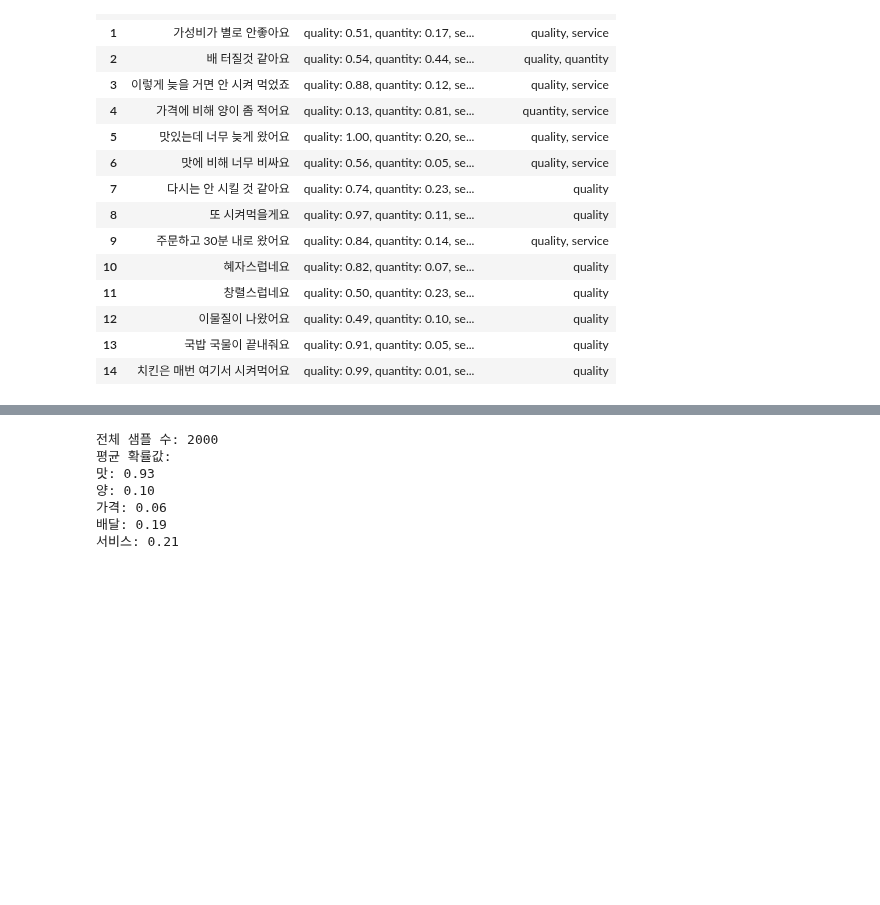
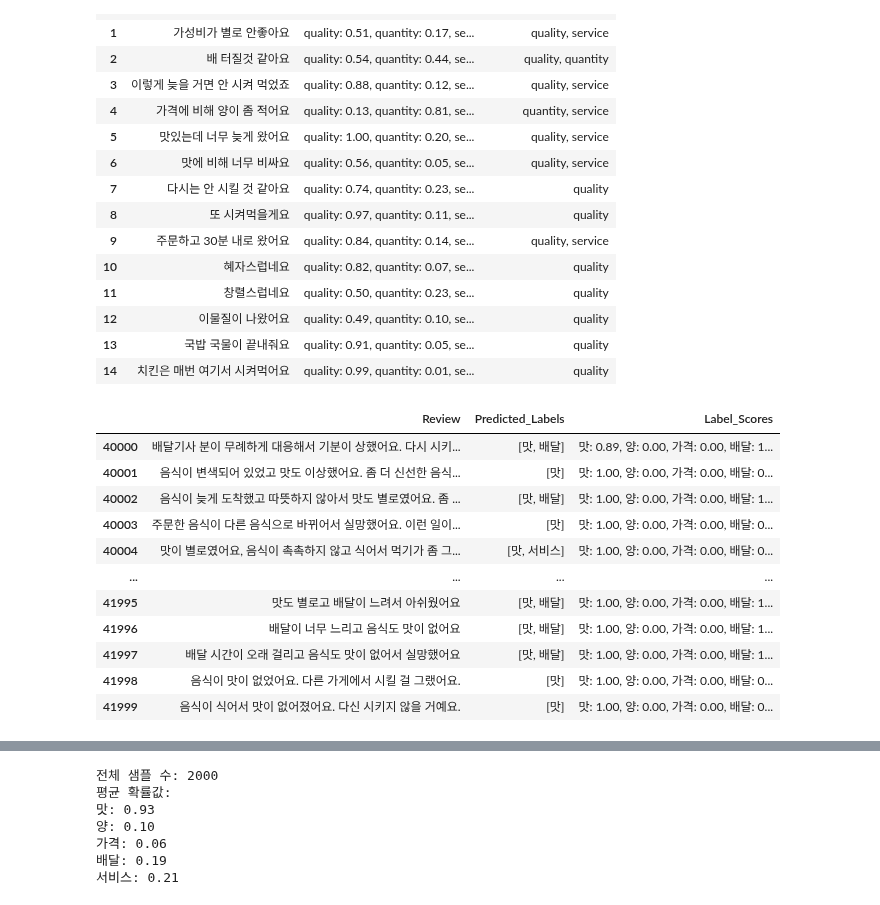
Before and after one commit to swoo-nam/BootCamp_project_final, a Jupyter notebook: 이용민_42000_제로샷_5라벨학습.ipynb, the cells around one changed output, grey strips where cells are left out. Cells and saved outputs as stored; diff of their text form; code cells hidden in the pictures; blank space fills up the shorter version.

```diff
--- a/이용민_42000_제로샷_5라벨학습.ipynb
+++ b/이용민_42000_제로샷_5라벨학습.ipynb
@@ -284,8 +264,8 @@ def process_data(df, tokenizer):
     return encodings, labels_encoded
 
 # 각 데이터셋에 대한 처리
-train_encodings, train_labels_encoded = process_data(re_1000, tokenizer)
-val_encodings, val_labels_encoded = process_data(re_1001, tokenizer)
+train_encodings, train_labels_encoded = process_data(train_df, tokenizer)
+val_encodings, val_labels_encoded = process_data(valid_df, tokenizer)
 # %%
 # 첫 5개의 훈련 데이터 및 라벨 출력
 for i in range(5):
@@ -451,7 +431,7 @@ print("완료")
   에폭 저장 5
 완료
 # %%
-model_zeroshot = AutoModelForSequenceClassification.from_pretrained("/content/drive/MyDrive/프로젝트/final project/data/42000_5라벨_5")
+model_zeroshot = AutoModelForSequenceClassification.from_pretrained("/content/drive/MyDrive/프로젝트/final project/data/42000_5라벨_5").to('cuda')
 # %%
 print(model)
 print(model.config)
@@ -513,10 +493,10 @@ Validation Accuracy: 0.9987
 from torch.utils.data import DataLoader, TensorDataset
 
 # 데이터 추출
-result_re1001 = result_df["Review"][40000:42000].tolist()
+valid_df = valid_df["Review"].tolist()
 
 # 1. 데이터 전처리
-inputs = tokenizer(result_re1001, truncation=True, padding=True, return_tensors="pt")
+inputs = tokenizer(valid_df, truncation=True, padding=True, return_tensors="pt")
 
 # TensorDataset 및 DataLoader 구성
 dataset = TensorDataset(inputs['input_ids'], inputs['attention_mask'])
@@ -551,12 +531,12 @@ tokenizer = AutoTokenizer.from_pretrained("MoritzLaurer/mDeBERTa-v3-base-mnli-xn
 
 
 # 데이터 추출
-result_re30000 = result_df["Review"][40000:42000].tolist()
+valid_df = valid_df["Review"].tolist()
 
 
 
 # 1. 데이터 전처리
-inputs = tokenizer(result_re1001, truncation=True, padding=True, return_tensors="pt")
+inputs = tokenizer(valid_df, truncation=True, padding=True, return_tensors="pt")
 
 # TensorDataset 및 DataLoader 구성
 dataset = TensorDataset(inputs['input_ids'], inputs['attention_mask'])
@@ -584,7 +564,7 @@ def one_hot_to_labels(one_hot_labels, label_to_num):
 # 예측된 원-핫 인코딩된 라벨을 텍스트 라벨로 변환
 predicted_label_list = one_hot_to_labels(all_preds, label_to_num)
 
-# re_1001 데이터프레임에 예측된 라벨을 추가
+# valid_df 데이터프레임에 예측된 라벨을 추가
 result_df["Predicted_Labels"] = [""] * 40000 + predicted_label_list + [""] * (len(result_df) - 42000)
 
 # 결과 출력
@@ -1469,3 +1391,81 @@ new_result_df
 | 12 | 이물질이 나왔어요 | quality: 0.49, quantity: 0.10, se... | quality |
 | 13 | 국밥 국물이 끝내줘요 | quality: 0.91, quantity: 0.05, se... | quality |
 | 14 | 치킨은 매번 여기서 시켜먹어요 | quality: 0.99, quantity: 0.01, se... | quality |
+# %%
+import pandas as pd
+from transformers import AutoTokenizer, AutoModelForSequenceClassification
+import torch
+from torch.utils.data import DataLoader, TensorDataset
+
+# 레이블을 숫자로 변환하는 딕셔너리
+label_to_num = {0: '맛', 1: '양', 2: '가격', 3: '배달', 4: '서비스'}
+
+# 모델 및 토크나이저 불러오기
+# model = AutoModelForSequenceClassification.from_pretrained("rere_30000").to('cuda')
+tokenizer = AutoTokenizer.from_pretrained("MoritzLaurer/mDeBERTa-v3-base-mnli-xnli", use_fast=False)
+
+
+# 데이터 추출
+valid_df = valid_df["Review"].tolist()
+
+
+
+# 1. 데이터 전처리
+inputs = tokenizer(valid_df, truncation=True, padding=True, return_tensors="pt")
+
+# TensorDataset 및 DataLoader 구성
+dataset = TensorDataset(inputs['input_ids'], inputs['attention_mask'])
+data_loader = DataLoader(dataset, batch_size=16, shuffle=False)
+
+# 2. 모델 예측
+all_preds = []
+all_probs = []  # 확률값을 저장할 리스트
+with torch.no_grad():
+    for batch in data_loader:
+        input_ids, attention_mask = (item.to('cuda') for item in batch)
+        outputs = model_zeroshot(input_ids=input_ids, attention_mask=attention_mask)
+        logits = outputs.logits
+        probs = torch.sigmoid(logits)
+        preds = (probs > 0.5).long()
+        all_preds.extend(preds.cpu().tolist())
+        all_probs.extend(probs.cpu().tolist())  # 확률값 저장
+
+
+# 예측된 원-핫 인코딩된 라벨을 텍스트 라벨로 변환하는 함수
+def one_hot_to_labels(one_hot_labels, label_to_num):
+    labels_list = []
+    for one_hot in one_hot_labels:
+        labels = [label_to_num[i] for i, value in enumerate(one_hot) if value == 1]
+        labels_list.append(labels)
+    return labels_list
+
+# 예측된 원-핫 인코딩된 라벨을 텍스트 라벨로 변환
+predicted_label_list = one_hot_to_labels(all_preds, label_to_num)
+
+# 확률값을 문자열로 변환하는 함수
+def probs_to_str(probs, label_to_num):
+    return ", ".join([f"{label_to_num[i]}: {prob:.2f}" for i, prob in enumerate(probs)])
+
+# 확률값을 문자열로 변환
+label_scores_list = [probs_to_str(probs, label_to_num) for probs in all_probs]
+
+
+# valid_df 데이터프레임에 예측된 라벨을 추가
+result_df["Predicted_Labels"] = [""] * 40000 + predicted_label_list + [""] * (len(result_df) - 42000)
+result_df["Label_Scores"] = [""] * 40000 + label_scores_list + [""] * (len(result_df) - 42000)
+
+# 결과 출력
+result_df[['Review', 'Predicted_Labels', 'Label_Scores']].iloc[40000:42000]
+# %% [output]
+|  | Review | Predicted_Labels | Label_Scores |
+| 40000 | 배달기사 분이 무례하게 대응해서 기분이 상했어요. 다시 시키... | [맛, 배달] | 맛: 0.89, 양: 0.00, 가격: 0.00, 배달: 1... |
+| 40001 | 음식이 변색되어 있었고 맛도 이상했어요. 좀 더 신선한 음식... | [맛] | 맛: 1.00, 양: 0.00, 가격: 0.00, 배달: 0... |
+| 40002 | 음식이 늦게 도착했고 따뜻하지 않아서 맛도 별로였어요. 좀 ... | [맛, 배달] | 맛: 1.00, 양: 0.00, 가격: 0.00, 배달: 1... |
+| 40003 | 주문한 음식이 다른 음식으로 바뀌어서 실망했어요. 이런 일이... | [맛] | 맛: 1.00, 양: 0.00, 가격: 0.00, 배달: 0... |
+| 40004 | 맛이 별로였어요, 음식이 촉촉하지 않고 식어서 먹기가 좀 그... | [맛, 서비스] | 맛: 1.00, 양: 0.00, 가격: 0.00, 배달: 0... |
+| ... | ... | ... | ... |
+| 41995 | 맛도 별로고 배달이 느려서 아쉬웠어요 | [맛, 배달] | 맛: 1.00, 양: 0.00, 가격: 0.00, 배달: 1... |
+| 41996 | 배달이 너무 느리고 음식도 맛이 없어요 | [맛, 배달] | 맛: 1.00, 양: 0.00, 가격: 0.00, 배달: 1... |
+| 41997 | 배달 시간이 오래 걸리고 음식도 맛이 없어서 실망했어요 | [맛, 배달] | 맛: 1.00, 양: 0.00, 가격: 0.00, 배달: 1... |
+| 41998 | 음식이 맛이 없었어요. 다른 가게에서 시킬 걸 그랬어요. | [맛] | 맛: 1.00, 양: 0.00, 가격: 0.00, 배달: 0... |
+| 41999 | 음식이 식어서 맛이 없어졌어요. 다신 시키지 않을 거예요. | [맛] | 맛: 1.00, 양: 0.00, 가격: 0.00, 배달: 0... |
```
Also changed, not shown: parts of 21 cells of this notebook.
